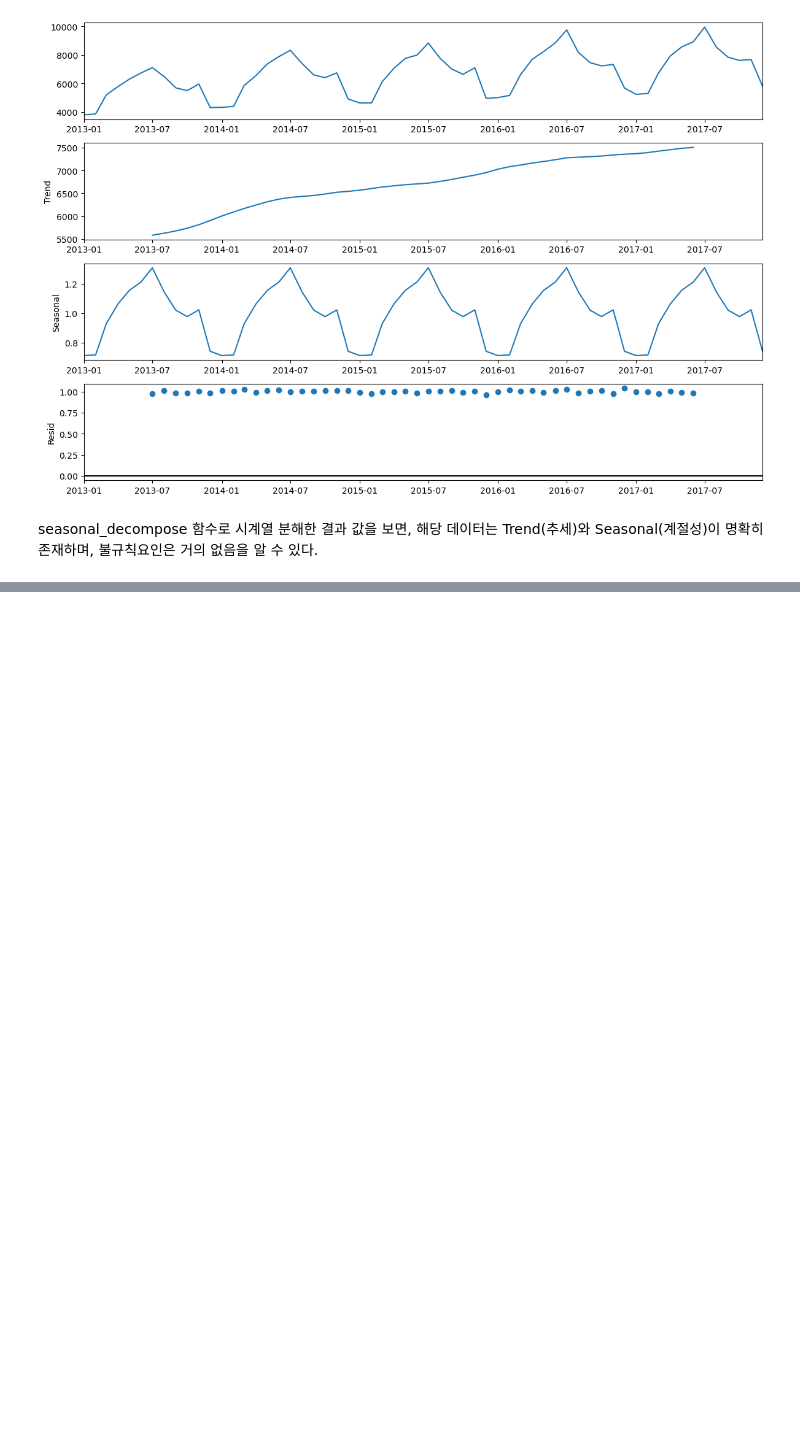
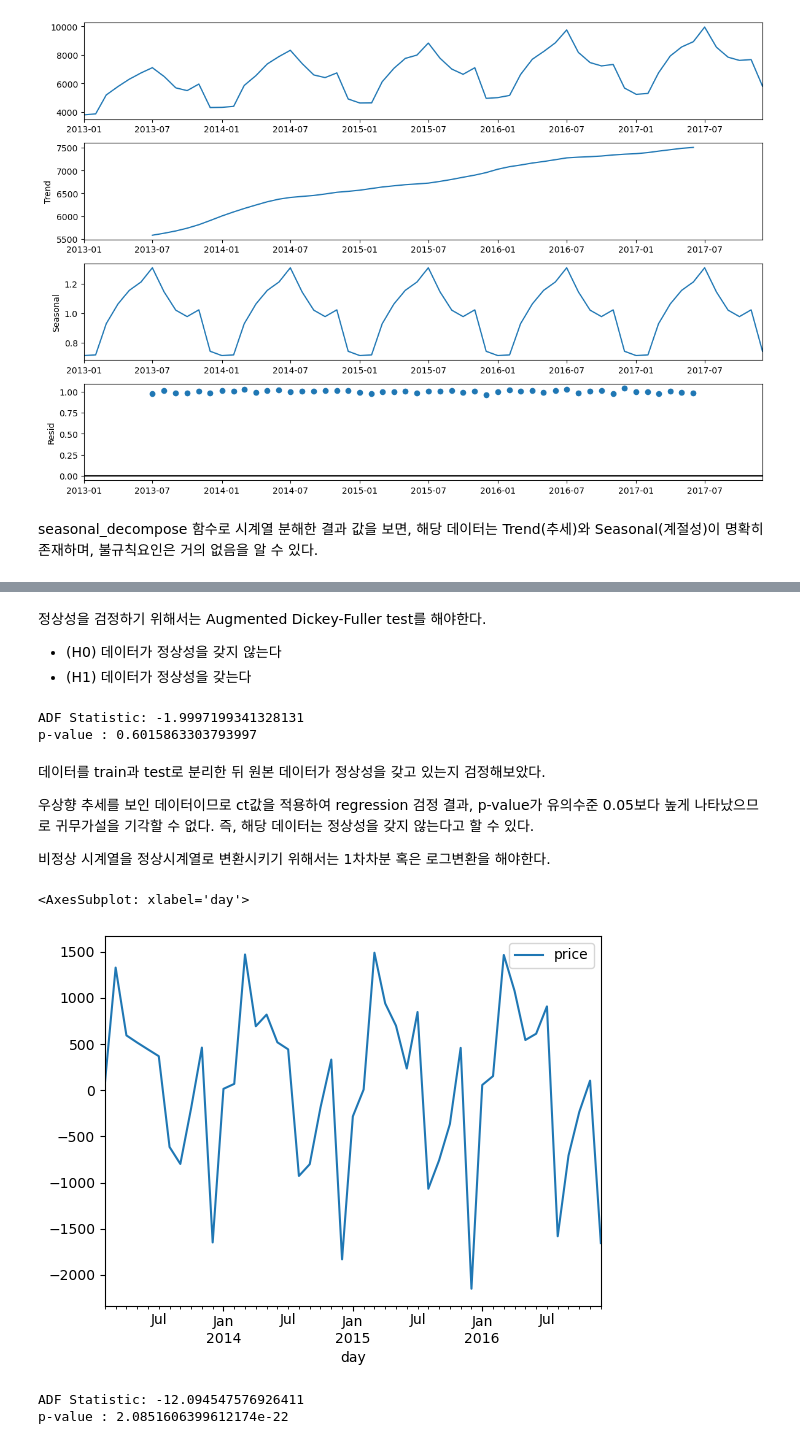
Before and after one commit to AhyunHeo/ADP, a Jupyter notebook: 7-7) TimeSeries Analysis.ipynb, the cells around one changed output, grey strips where cells are left out. Drawn from its saved outputs; the diff is of its cells as text; code cells hidden in the pictures; blank space fills up the shorter version.

```diff
--- a/7-7) TimeSeries Analysis.ipynb
+++ b/7-7) TimeSeries Analysis.ipynb
@@ -83,0 +84,4 @@ seasonal_decompose 함수로 시계열 분해한 결과 값을 보면, 해당
+# %%
+import pandas as pd
+data = pd.read_csv('./data/arima_data.csv', names = ['day', 'price'])
+data.info()
@@ -83,0 +98,4 @@ seasonal_decompose 함수로 시계열 분해한 결과 값을 보면, 해당
+# %%
+data['day'] = pd.to_datetime(data['day'],format="%Y-%m-%d")
+data.set_index('day', inplace=True)
+data.head(3)
@@ -84,3 +108,7 @@ seasonal_decompose 함수로 시계열 분해한 결과 값을 보면, 해당
+# %% [markdown]
+정상성을 검정하기 위해서는 Augmented Dickey-Fuller test를 해야한다.
+- (H0) 데이터가 정상성을 갖지 않는다
+- (H1) 데이터가 정상성을 갖는다
 # %%
 from statsmodels.tsa.stattools import adfuller
 
@@ -88,7 +116,35 @@ from statsmodels.tsa.stattools import adfuller
 training = data[:"2016-12-01"]
 test = data.drop(training.index)
 
-
+# regression
+# nc 또는 c : 데이터에 아무런 추세가 보이지 않는 경우
+# ct 또는 ctt : 명확한 추세가 보이는 경우
 adf = adfuller(training, regression='ct')
 print('ADF Statistic: {}'.format(adf[0]))
 print('p-value : {}'.format(adf[1]))
+# %% [output]
+ADF Statistic: -1.9997199341328131
+p-value : 0.6015863303793997
+# %% [markdown]
+데이터를 train과 test로 분리한 뒤 원본 데이터가 정상성을 갖고 있는지 검정해보았다.
+
+우상향 추세를 보인 데이터이므로 ct값을 적용하여 regression 검정 결과, p-value가 유의수준 0.05보다 높게 나타났으므로 귀무가설을 기각할 수 없다. 즉, 해당 데이터는 정상성을 갖지 않는다고 할 수 있다.
+
+비정상 시계열을 정상시계열로 변환시키기 위해서는 1차차분 혹은 로그변환을 해야한다.
+# %%
+from statsmodels.graphics.tsaplots import plot_acf, plot_pacf
+
+diff_data = training.diff(1)  # 1차 차분
+diff_data = diff_data.dropna()
+diff_data.plot()
+# %% [output]
+<AxesSubplot: xlabel='day'>
+[figure, added]
+# %%
+# 정상시계열 변환 후 정상성 만족하는지 검정
+adf = adfuller(diff_data, regression="c")
+print('ADF Statistic: {}'.format(adf[0]))
+print('p-value : {}'.format(adf[1]))
+# %% [output]
+ADF Statistic: -12.094547576926411
+p-value : 2.0851606399612174e-22
```
Also changed, not shown: parts of 34 cells of this notebook, 1 other file.
